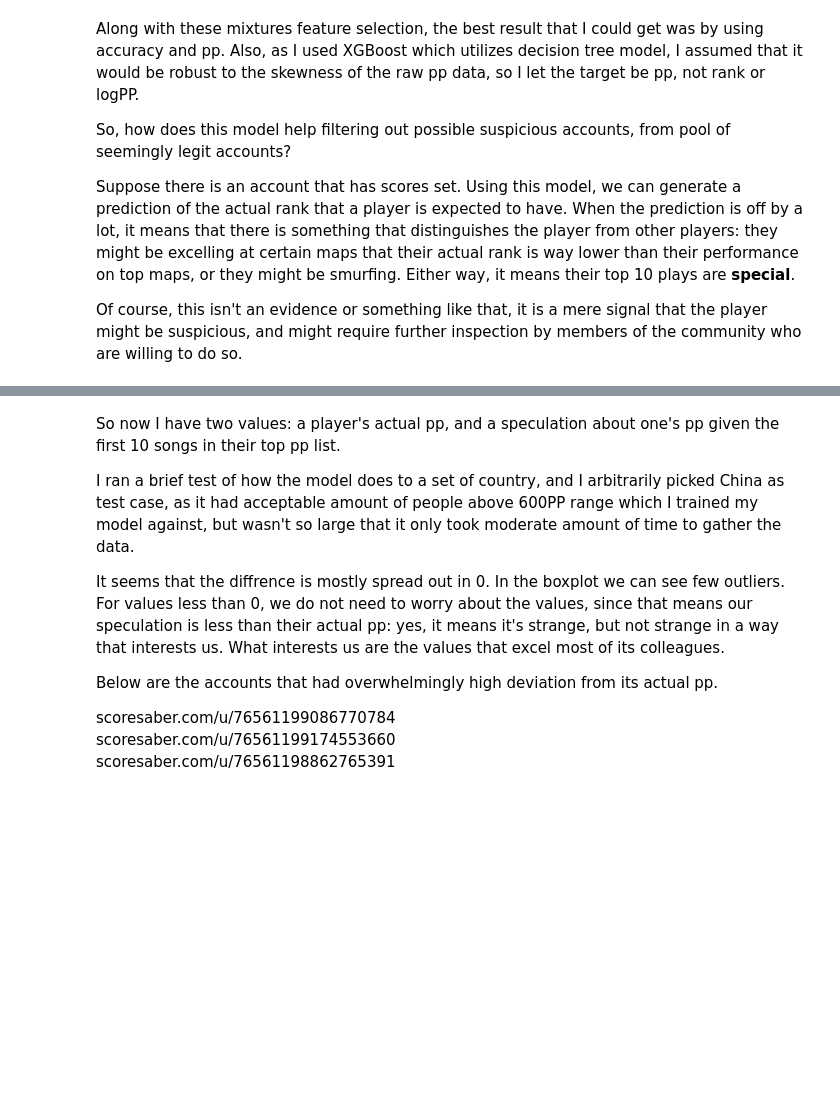
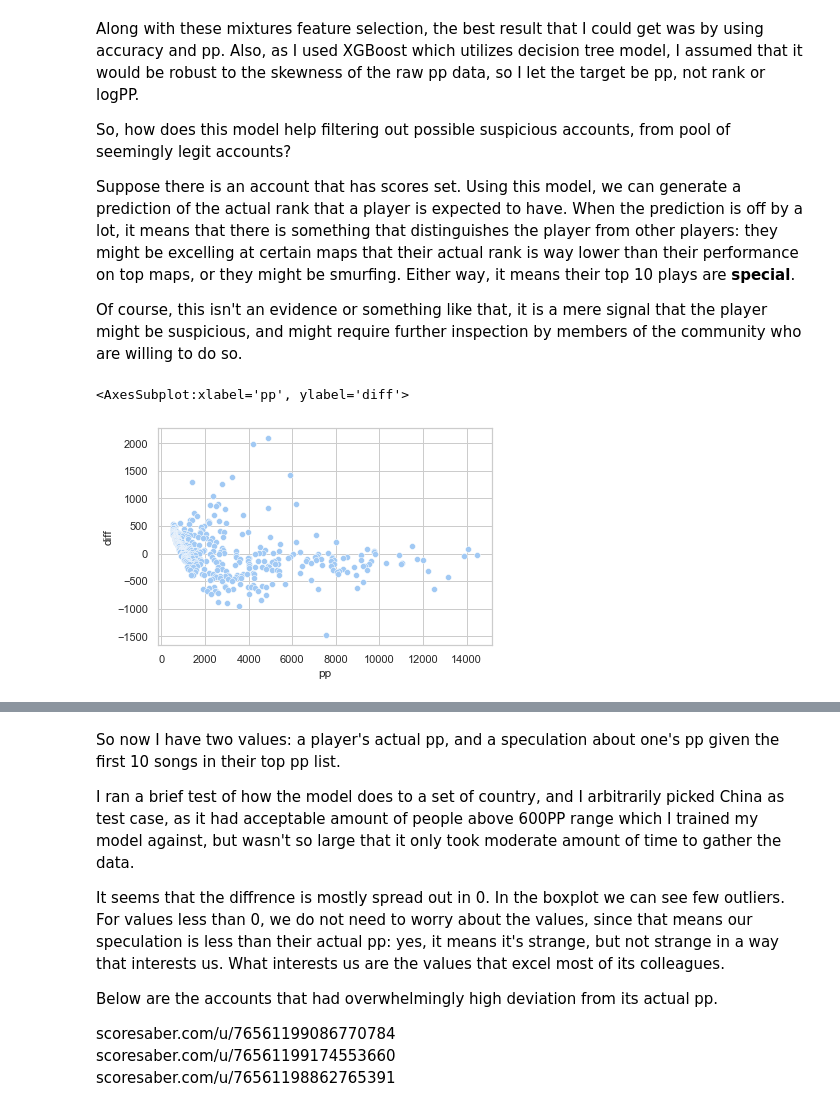
Before and after one commit to LemoNade2000/AltDetection, a Jupyter notebook: topScore.ipynb, the cells around one changed output, grey strips where cells are left out. Drawn from its saved outputs; the diff is of its cells as text; code cells hidden in the pictures; blank space fills up the shorter version.

```diff
--- a/topScore.ipynb
+++ b/topScore.ipynb
@@ -198,16 +213,20 @@ Of course, this isn't an evidence or something like that, it is a mere signal th
 # %%
 test_data = pd.read_csv(cwd + '/ScoresTill11cn.csv')
 clean_test_data = test_data.fillna(method='backfill', axis = 'columns')
 X_test = clean_test_data[cols_to_use].astype('float')
 y_test = (clean_test_data['pp'].astype('float'))
 predictions = model.predict(X_test)
 result = pd.DataFrame(columns = ['name', 'pp', 'prediction', 'diff'])
 result['name'] = test_data['playerName']
 result['pp'] = (clean_test_data['pp'].astype('float'))
 result['prediction'] = predictions
 result['diff'] = result['prediction'] - result['pp']
 result = result.sort_values(by=['diff'], ascending = False)
 result.to_csv(cwd + '/results.csv', index = True, columns = result.columns, float_format = '%.6f', na_rep = 'NULL')
+sns.scatterplot(x = result['pp'], y = result['diff'])
+# %% [output]
+<AxesSubplot:xlabel='pp', ylabel='diff'>
+[figure, added]
 # %%
 sns.boxplot(x = result['diff'])
 result['diff'].skew()
```
Also changed, not shown: parts of 8 cells of this notebook, 16 other files.
